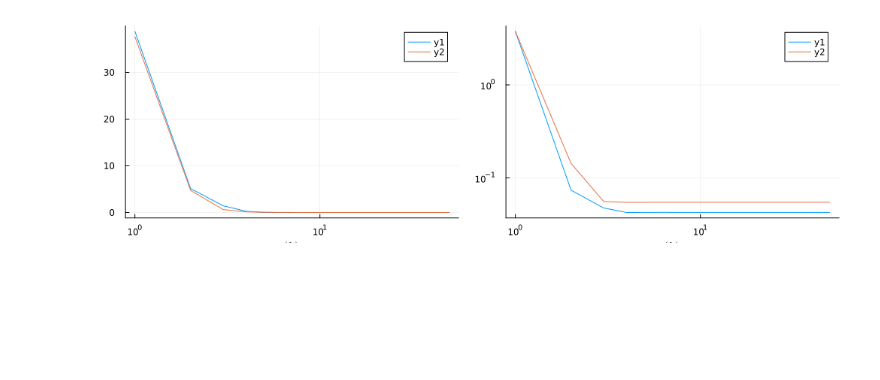
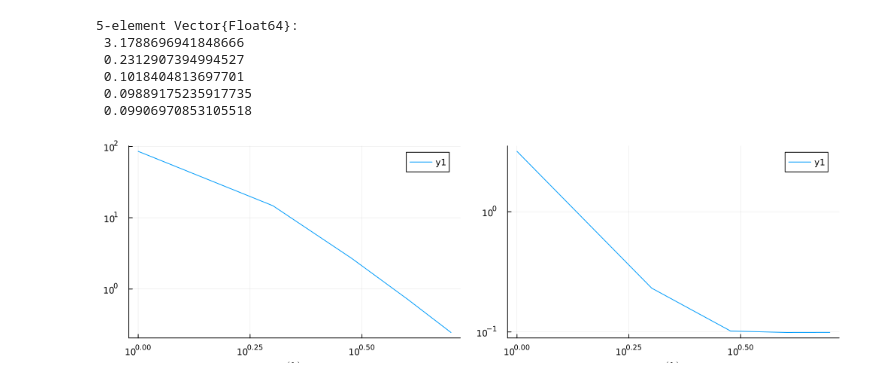
Before and after one commit to smichelena/QuadraticTeamDecisionSolver.jl, a Jupyter notebook: solverTesting.ipynb, the cells around one changed output. Saved outputs shown, nothing was run; the diff lists cells and outputs as text; code cells hidden in the pictures; blank space fills up the shorter version.

```diff
--- a/solverTesting.ipynb
+++ b/solverTesting.ipynb
@@ -3,5 +3,5 @@ using QuadraticTeamDecisionSolver, Distributions, Statistics, LinearAlgebra, Plo
 # %%
 N = 2;
+σᵣ = 1.0;
 p = QuadTeamProblem(N, N*N*ones(Int64, N), ones(Int64, N), ComplexF64);
+t = teamMMSEproblem(σᵣ, zeros(Float64, N), ones(Float64, N), zeros(Float64, N), 0.5*ones(Float64, N), 0.0*ones(Float64, N));
-# %%
-t = teamMMSEproblem(1.5, zeros(Float64, N), ones(Float64, N), zeros(Float64, N), 0.5*ones(Float64, N), 0.0*ones(Float64, N));
@@ -11,2 +8,4 @@ iterations = 50;
 # %%
+m = 10000;
+iterations = 5;
 Y, R, r = generateTeamMMSEsamples(p, t, m);
@@ -32,3 +31,9 @@ testW_alternating = reformatW(p.N, m, iterations, w_alternating);
 # %%
-perf_jacobi = [urisk(testW_jacobi[k], testR, testr) for k in 1:iterations];
-perf_alternating = [urisk(testW_alternating[k], testR, testr) for k in 1:iterations];
+perf_jacobi = [urisk(testW_jacobi[k], testR, testr) for k in 1:iterations]
+# %% [output]
+5-element Vector{Float64}:
+ 3.1788696941848666
+ 0.2312907394994527
+ 0.1018404813697701
+ 0.09889175235917735
+ 0.09906970853105518
@@ -37,6 +40,6 @@ using LaTeXStrings
 # %%
-perf = plot([perf_jacobi, perf_alternating], yscale = :log10, xscale = :log10, xlabel = L"(k)");
-conv = plot([sum(conv_jacobi) / p.N, sum(conv_alternating) / p.N], xscale = :log10, xlabel = L"(k)");
+conv = plot(sum(conv_jacobi) / p.N, xscale = :log10,  yscale = :log10, xlabel = L"(k)");
+perf = plot(perf_jacobi, yscale = :log10, xscale = :log10, xlabel = L"(k)");
 plot(conv, perf, layout = (1, 2), size = (1000, 300))
 # %% [output]
-[figure, old version]
+[figure, new version]
```
Also changed, not shown: parts of 14 cells of this notebook, 8 other files.
